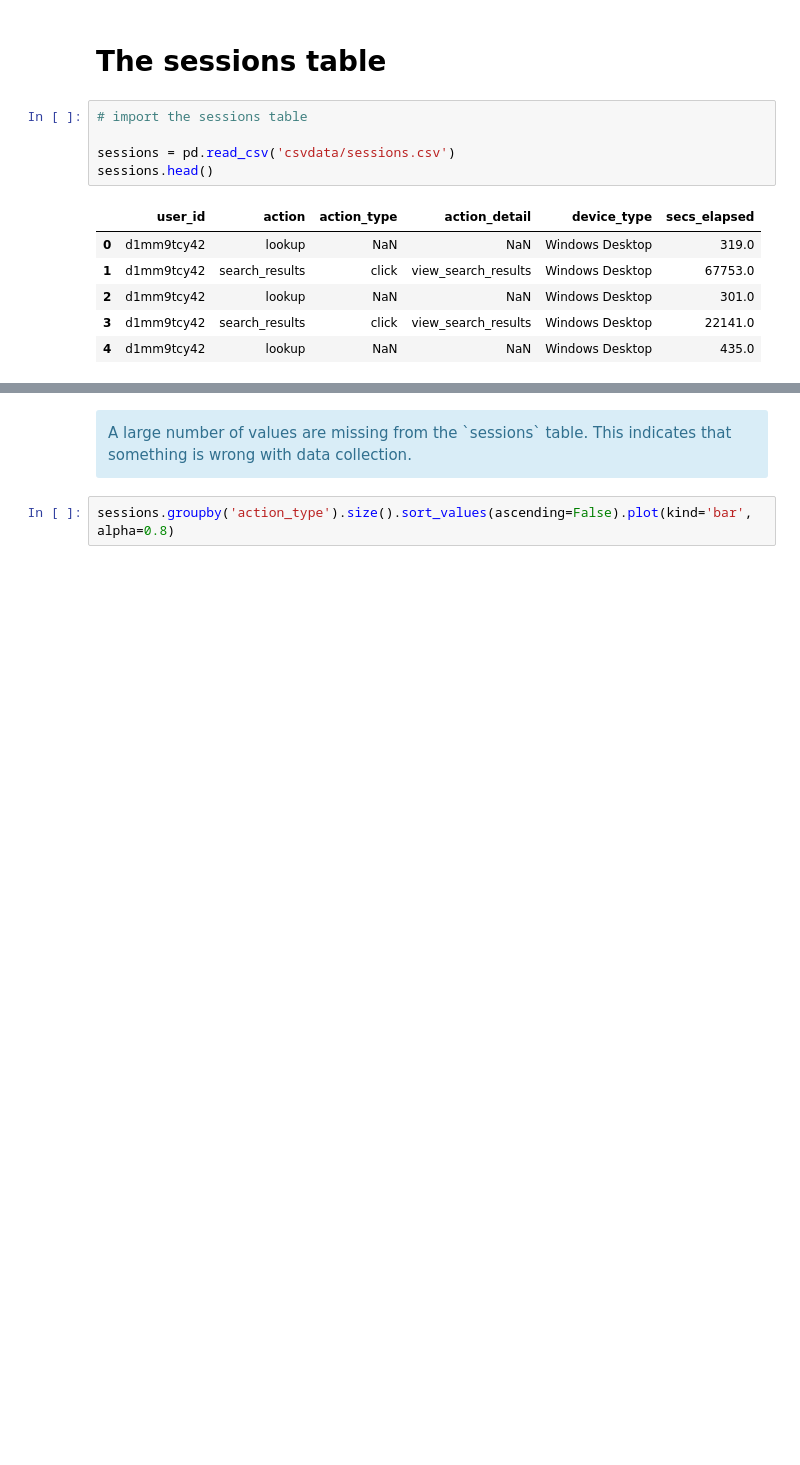
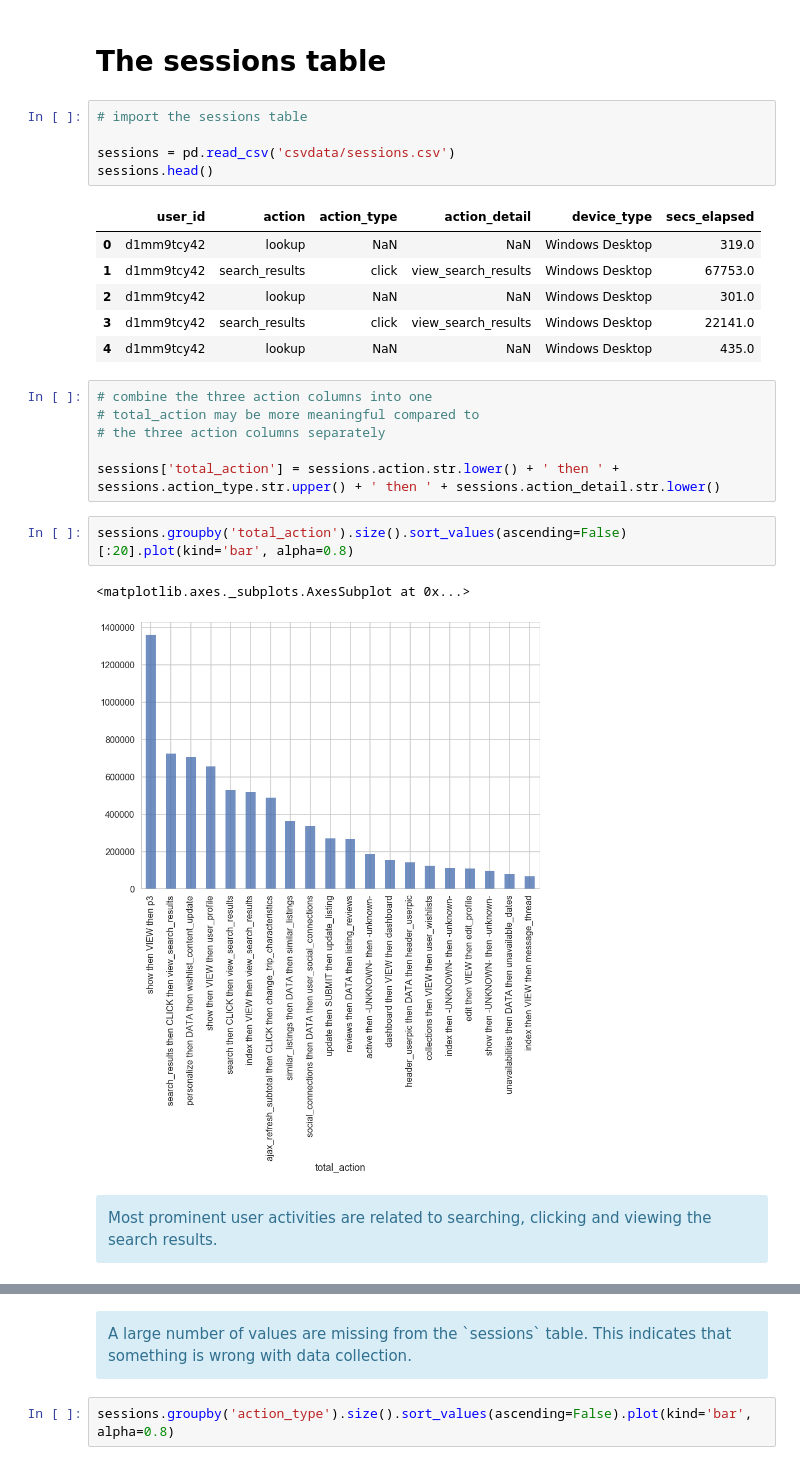
Before and after one commit to partha0solapurkar/springboard_data_science_intensive, a Jupyter notebook: capstone_project/exploratory_data_analysis.ipynb, the cells around one changed output, grey strips where cells are left out. Cells and saved outputs as stored; diff of their text form; blank space fills up the shorter version.

```diff
--- a/capstone_project/exploratory_data_analysis.ipynb
+++ b/capstone_project/exploratory_data_analysis.ipynb
@@ -536,6 +625,21 @@ sessions.head()
 | 2 | d1mm9tcy42 | lookup | NaN | NaN | Windows Desktop | 301.0 |
 | 3 | d1mm9tcy42 | search_results | click | view_search_results | Windows Desktop | 22141.0 |
 | 4 | d1mm9tcy42 | lookup | NaN | NaN | Windows Desktop | 435.0 |
+# %%
+# combine the three action columns into one
+# total_action may be more meaningful compared to
+# the three action columns separately
+
+sessions['total_action'] = sessions.action.str.lower() + ' then ' + sessions.action_type.str.upper() + ' then ' + sessions.action_detail.str.lower()
+# %%
+sessions.groupby('total_action').size().sort_values(ascending=False)[:20].plot(kind='bar', alpha=0.8)
+# %% [output]
+<matplotlib.axes._subplots.AxesSubplot at 0x...>
+[figure, added]
+# %% [markdown]
+<div class='alert alert-info'>
+Most prominent user activities are related to searching, clicking and viewing the search results.
+</div>
 # %%
 sessions.isnull().sum()
 # %% [output]
```
Also changed, not shown: parts of 55 cells of this notebook, 2 other files.
